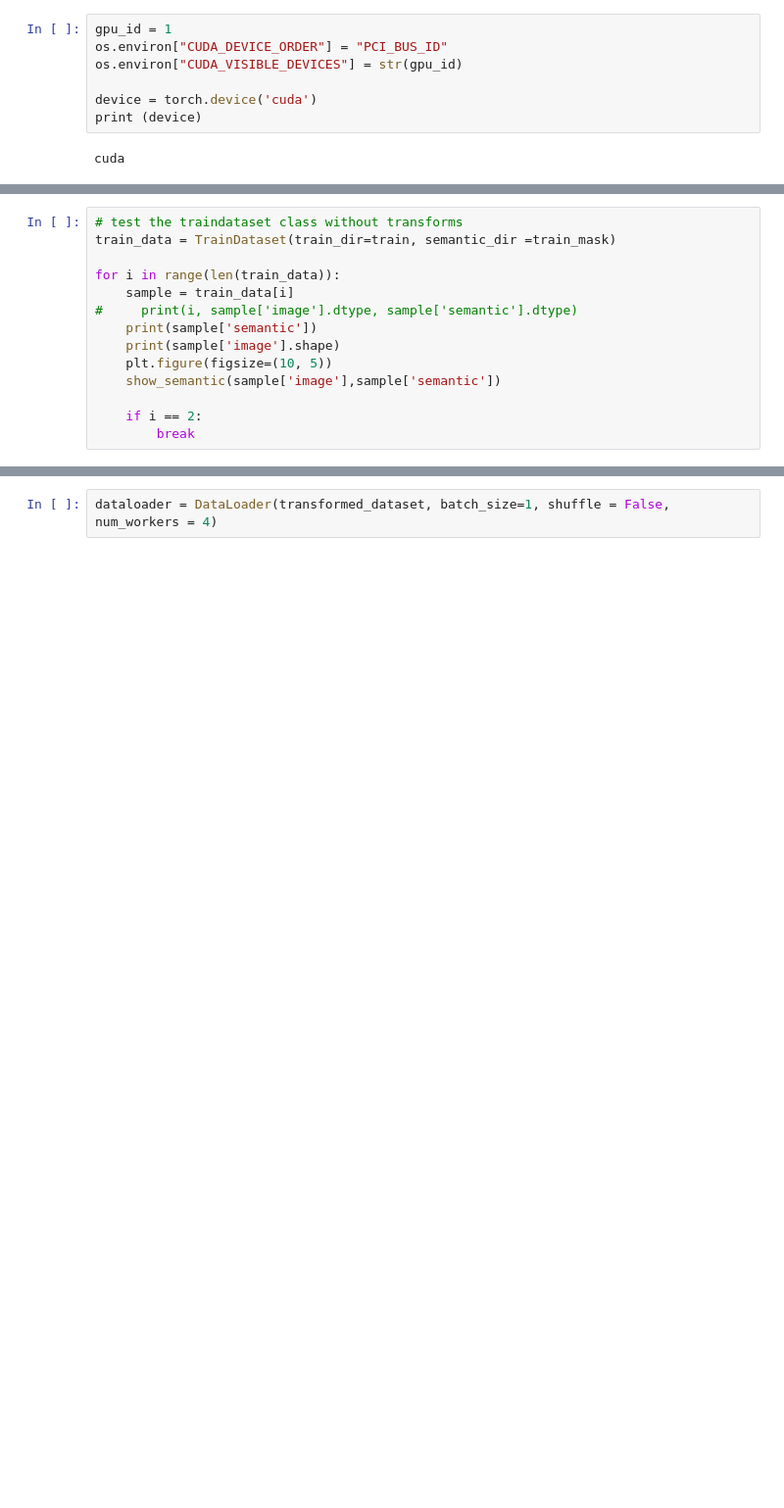
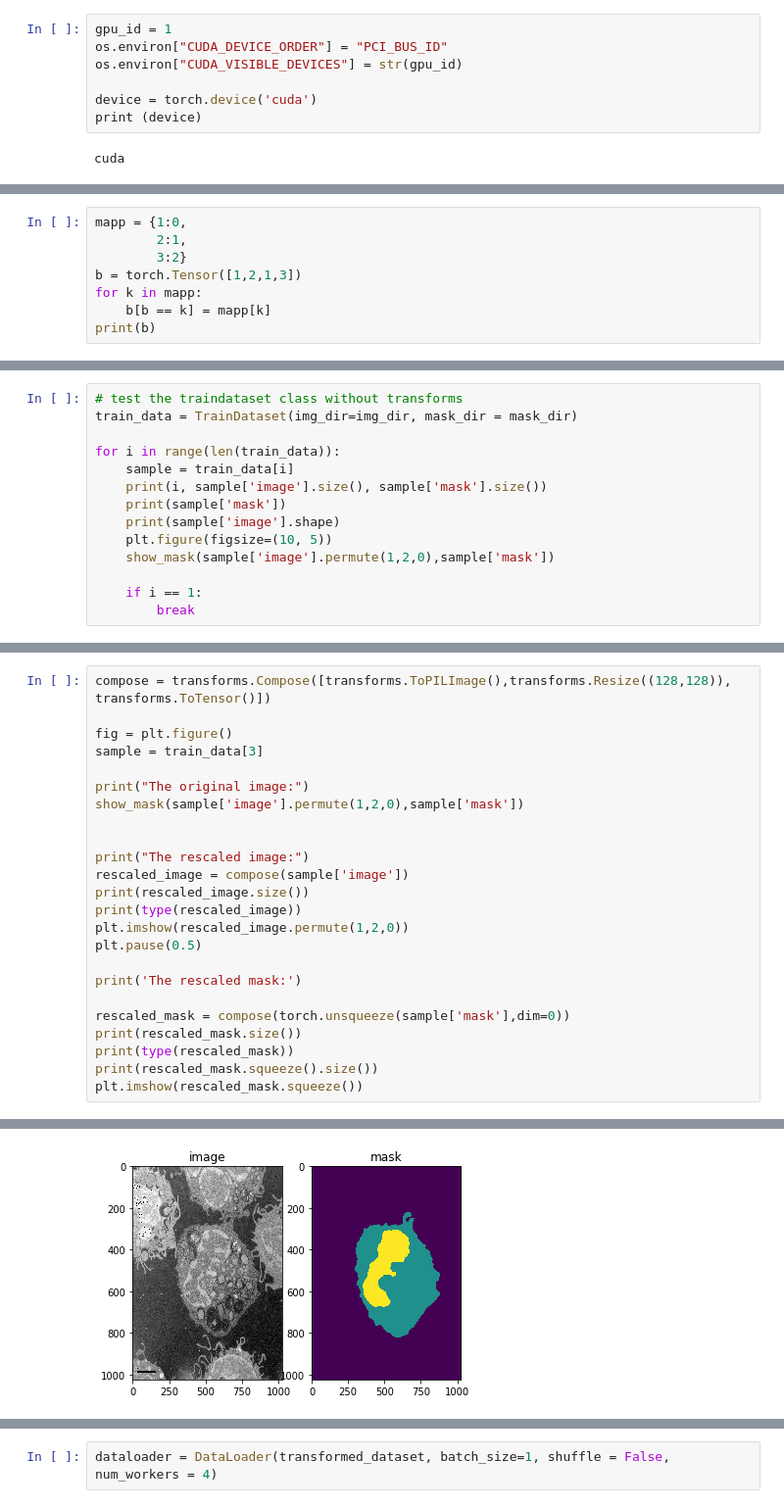
Before and after one commit to xysong1201/MRIImage_segmentation, a Jupyter notebook: unet_BMCC.ipynb, the cells around one changed output, grey strips where cells are left out. Shown at 98% size. Drawn from its saved outputs; the diff is of its cells as text; blank space fills up the shorter version.

```diff
--- a/unet_BMCC.ipynb
+++ b/unet_BMCC.ipynb
@@ -61,0 +100,8 @@ def show_semantic(image, semantic):
+# %%
+mapp = {1:0,
+        2:1,
+        3:2}
+b = torch.Tensor([1,2,1,3])
+for k in mapp:
+    b[b == k] = mapp[k]
+print(b)
@@ -101,16 +163,16 @@ class TrainDataset(Dataset):
         return sample
 # %%
 # test the traindataset class without transforms
-train_data = TrainDataset(train_dir=train, semantic_dir =train_mask)
+train_data = TrainDataset(img_dir=img_dir, mask_dir = mask_dir)
 
 for i in range(len(train_data)):
     sample = train_data[i]
-#     print(i, sample['image'].dtype, sample['semantic'].dtype)
-    print(sample['semantic'])
+    print(i, sample['image'].size(), sample['mask'].size())
+    print(sample['mask'])
     print(sample['image'].shape)
     plt.figure(figsize=(10, 5))
-    show_semantic(sample['image'],sample['semantic'])
+    show_mask(sample['image'].permute(1,2,0),sample['mask'])
 
-    if i == 2:
+    if i == 1:
         break
 # %% [output]
@@ -223,0 +201,25 @@ for i in range(len(transformed_dataset)):
+# %%
+compose = transforms.Compose([transforms.ToPILImage(),transforms.Resize((128,128)), transforms.ToTensor()])
+
+fig = plt.figure()
+sample = train_data[3]
+
+print("The original image:")
+show_mask(sample['image'].permute(1,2,0),sample['mask'])
+
+
+print("The rescaled image:")
+rescaled_image = compose(sample['image'])
+print(rescaled_image.size())
+print(type(rescaled_image))
+plt.imshow(rescaled_image.permute(1,2,0))
+plt.pause(0.5)
+
+print('The rescaled mask:')
+
+rescaled_mask = compose(torch.unsqueeze(sample['mask'],dim=0))
+print(rescaled_mask.size())
+print(type(rescaled_mask))
+print(rescaled_mask.squeeze().size())
+plt.imshow(rescaled_mask.squeeze())
+# %% [output]
@@ -223,0 +227 @@ for i in range(len(transformed_dataset)):
+[figure, added]
```
Also changed, not shown: parts of 36 cells of this notebook, 1 other file.
